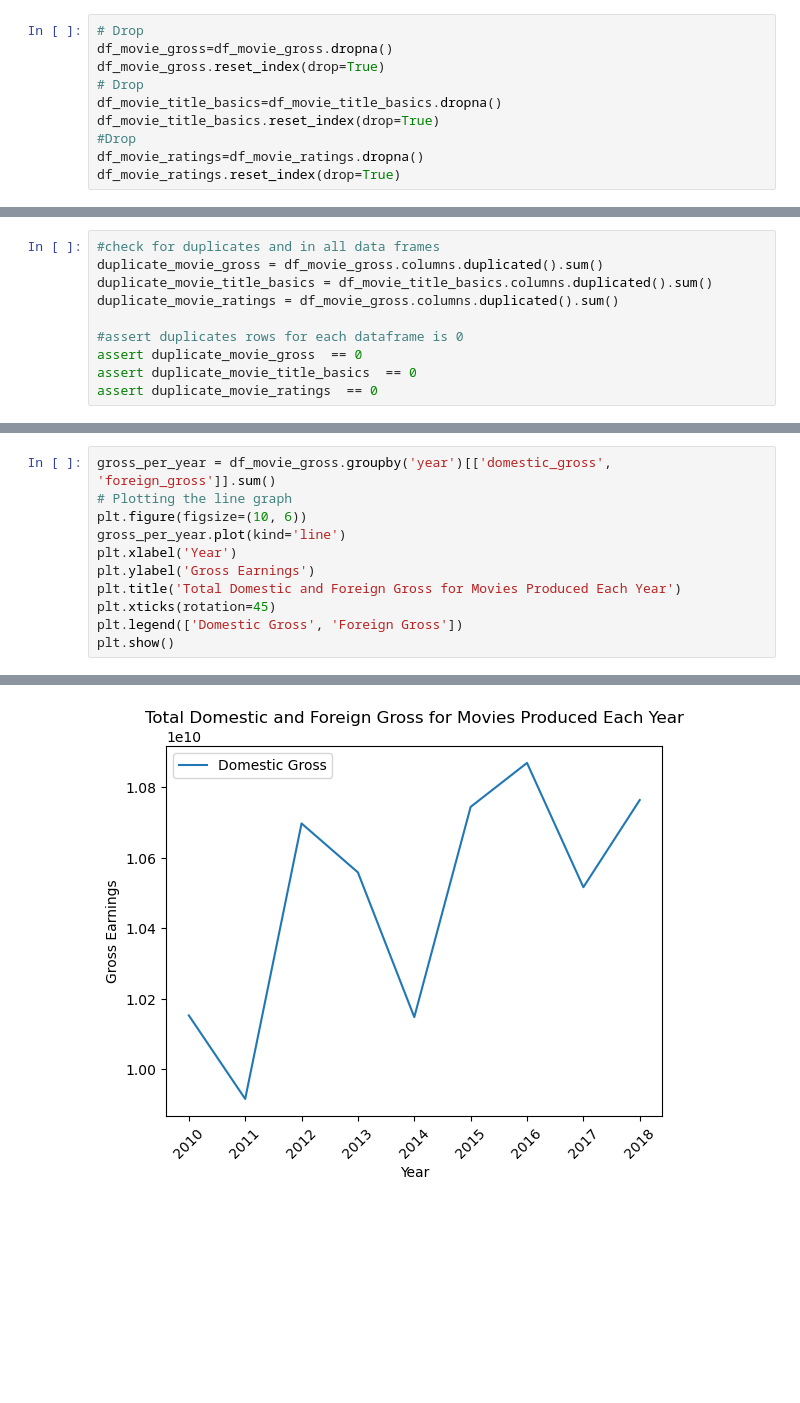
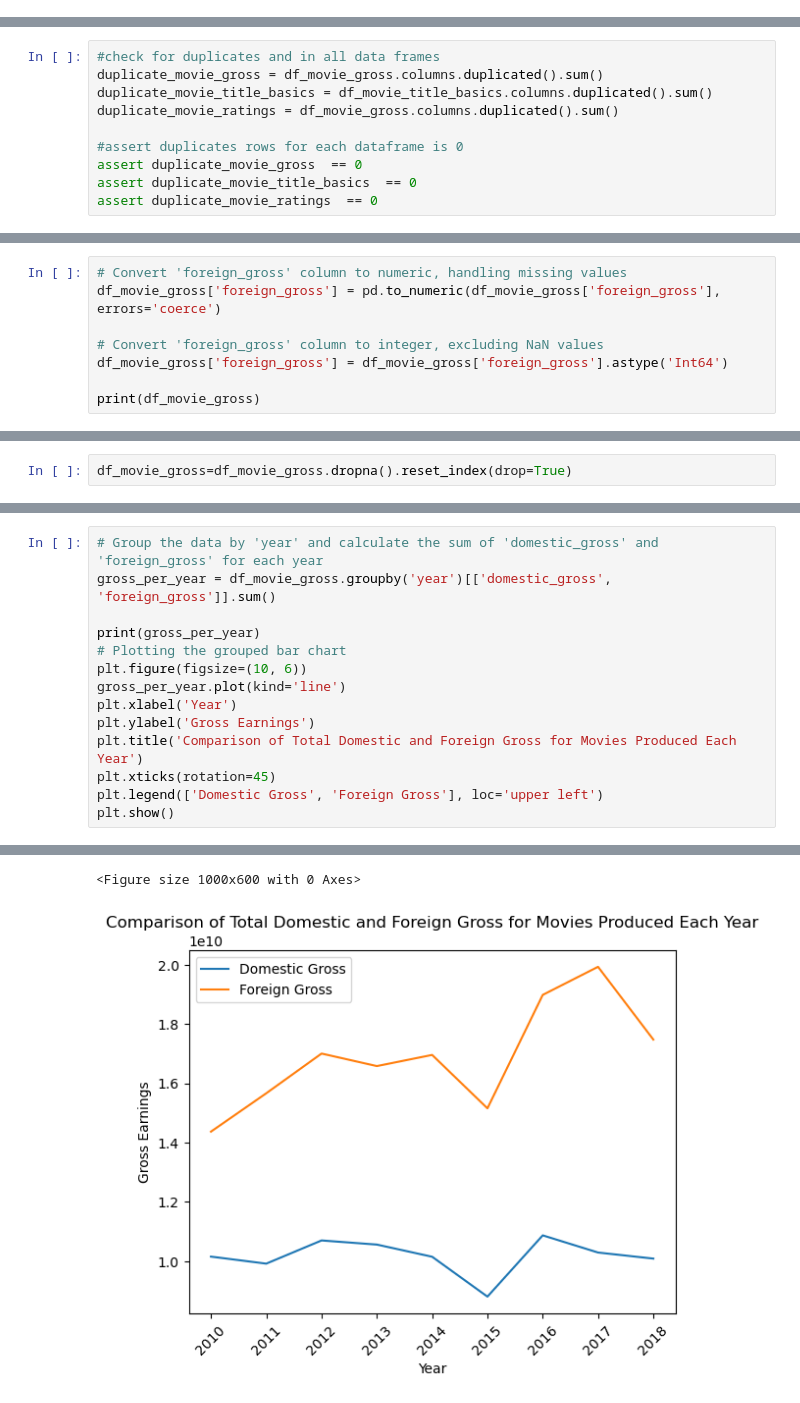
Before and after one commit to KariukiAddi/PHASE1Project, a Jupyter notebook: PJ.ipynb, the cells around one changed output, grey strips where cells are left out. Drawn from its saved outputs; the diff is of its cells as text; blank space fills up the shorter version.

Commit message:
Analyzed and did a data visualization of gross Earnings Domest and foreign per year

```diff
--- a/PJ.ipynb
+++ b/PJ.ipynb
@@ -27,10 +53,0 @@ df_movie_ratings = pd.read_csv("./data./title.ratings.csv")
-# %%
-# Drop
-df_movie_gross=df_movie_gross.dropna()
-df_movie_gross.reset_index(drop=True)
-# Drop
-df_movie_title_basics=df_movie_title_basics.dropna()
-df_movie_title_basics.reset_index(drop=True)
-#Drop
-df_movie_ratings=df_movie_ratings.dropna()
-df_movie_ratings.reset_index(drop=True)
@@ -60,0 +82,8 @@ assert duplicate_movie_ratings  == 0
+# %%
+# Convert 'foreign_gross' column to numeric, handling missing values
+df_movie_gross['foreign_gross'] = pd.to_numeric(df_movie_gross['foreign_gross'], errors='coerce')
+
+# Convert 'foreign_gross' column to integer, excluding NaN values
+df_movie_gross['foreign_gross'] = df_movie_gross['foreign_gross'].astype('Int64')
+
+print(df_movie_gross)
@@ -60,0 +110,2 @@ assert duplicate_movie_ratings  == 0
+# %%
+df_movie_gross=df_movie_gross.dropna().reset_index(drop=True)
@@ -78,12 +132,15 @@ plt.show()
 # %%
+# Group the data by 'year' and calculate the sum of 'domestic_gross' and 'foreign_gross' for each year
 gross_per_year = df_movie_gross.groupby('year')[['domestic_gross', 'foreign_gross']].sum()
-# Plotting the line graph
+
+print(gross_per_year)
+# Plotting the grouped bar chart
 plt.figure(figsize=(10, 6))
 gross_per_year.plot(kind='line')
 plt.xlabel('Year')
 plt.ylabel('Gross Earnings')
-plt.title('Total Domestic and Foreign Gross for Movies Produced Each Year')
+plt.title('Comparison of Total Domestic and Foreign Gross for Movies Produced Each Year')
 plt.xticks(rotation=45)
-plt.legend(['Domestic Gross', 'Foreign Gross'])
+plt.legend(['Domestic Gross', 'Foreign Gross'], loc='upper left')
 plt.show()
 # %% [output]
@@ -91 +158,2 @@ plt.show()
+<Figure size 1000x600 with 0 Axes>
-[figure, old version]
+[figure, new version]
```
Also changed, not shown: parts of 19 cells of this notebook.
